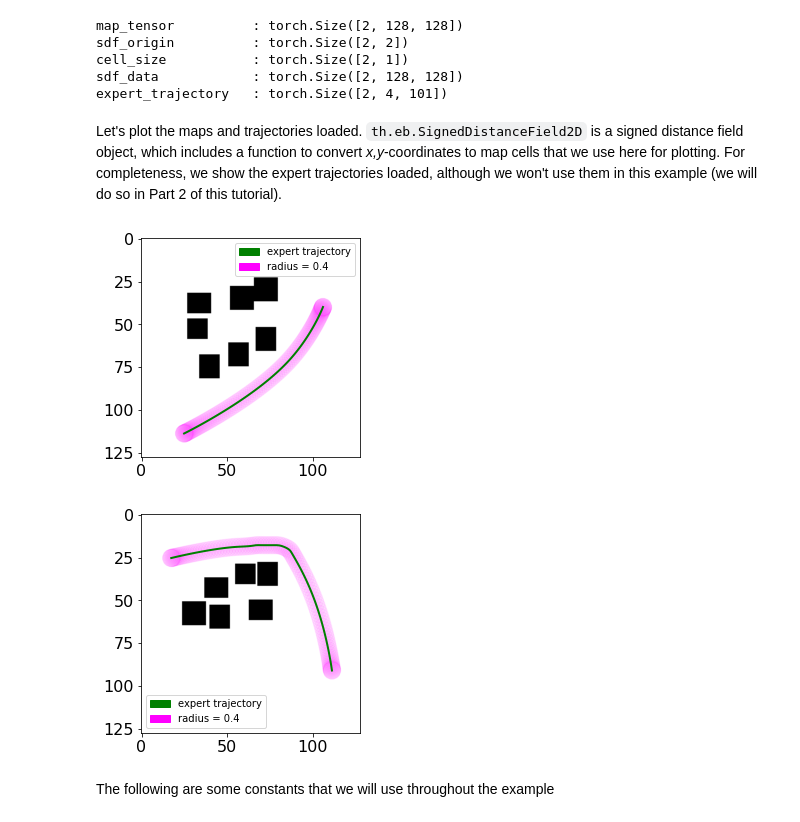
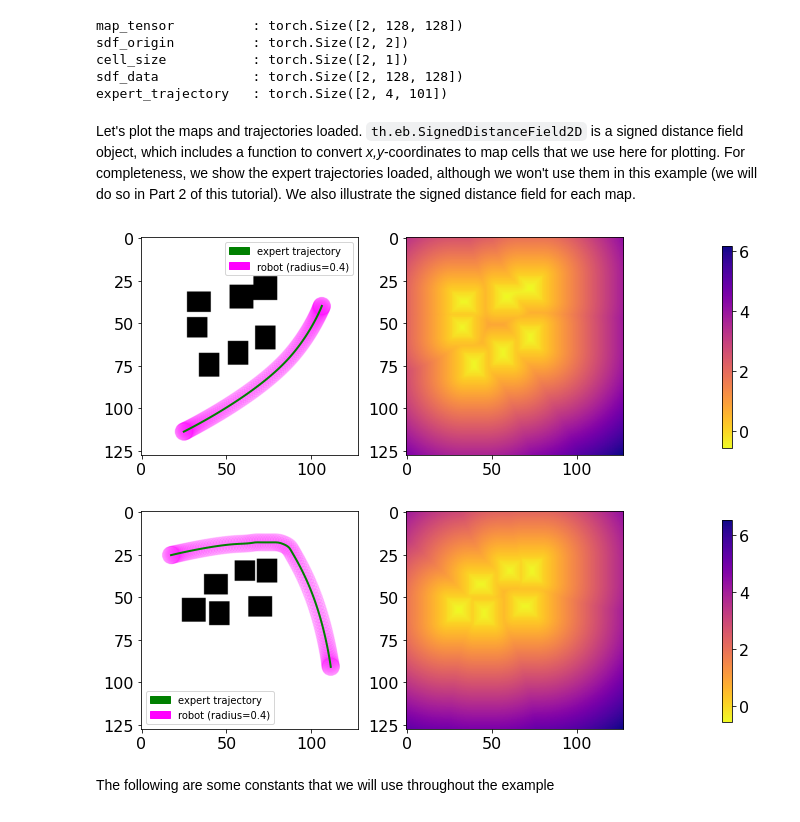
Before and after one commit to facebookresearch/theseus, a Jupyter notebook: tutorials/04_motion_planning.ipynb, the cells around one changed output. Saved outputs shown, nothing was run; the diff lists cells and outputs as text; code cells hidden in the pictures.

```diff
--- a/tutorials/04_motion_planning.ipynb
+++ b/tutorials/04_motion_planning.ipynb
@@ -54,27 +54,28 @@ cell_size           : torch.Size([2, 1])
 sdf_data            : torch.Size([2, 128, 128])
 expert_trajectory   : torch.Size([2, 4, 101])
 # %% [markdown]
-Let's plot the maps and trajectories loaded. `th.eb.SignedDistanceField2D` is a signed distance field object, which includes a function to convert *x,y*-coordinates to map cells that we use here for plotting. For completeness, we show the expert trajectories loaded, although we won't use them in this example (we will do so in Part 2 of this tutorial).
+Let's plot the maps and trajectories loaded. `th.eb.SignedDistanceField2D` is a signed distance field object, which includes a function to convert *x,y*-coordinates to map cells that we use here for plotting. For completeness, we show the expert trajectories loaded, although we won't use them in this example (we will do so in Part 2 of this tutorial). We also illustrate the signed distance field for each map.
 # %%
 sdf = th.eb.SignedDistanceField2D(
     th.Point2(batch["sdf_origin"]),
     th.Variable(batch["cell_size"]),
     th.Variable(batch["sdf_data"]),
 )
 figs = theg.generate_trajectory_figs(
     batch["map_tensor"],
     sdf,
     [batch["expert_trajectory"]],
     robot_radius=0.4,
     labels=["expert trajectory"],
     fig_idx_robot=0,
-    figsize=(4, 4)
+    figsize=(10, 4),
+    plot_sdf=True,
 )
 figs[0].show()
 figs[1].show()
 # %% [output]
-[figure, old version]
+[figure, new version]
-[figure, old version]
+[figure, new version]
 # %% [markdown]
 The following are some constants that we will use throughout the example
 # %%
```
Also changed, not shown: parts of 1 cell of this notebook, 2 other files.
